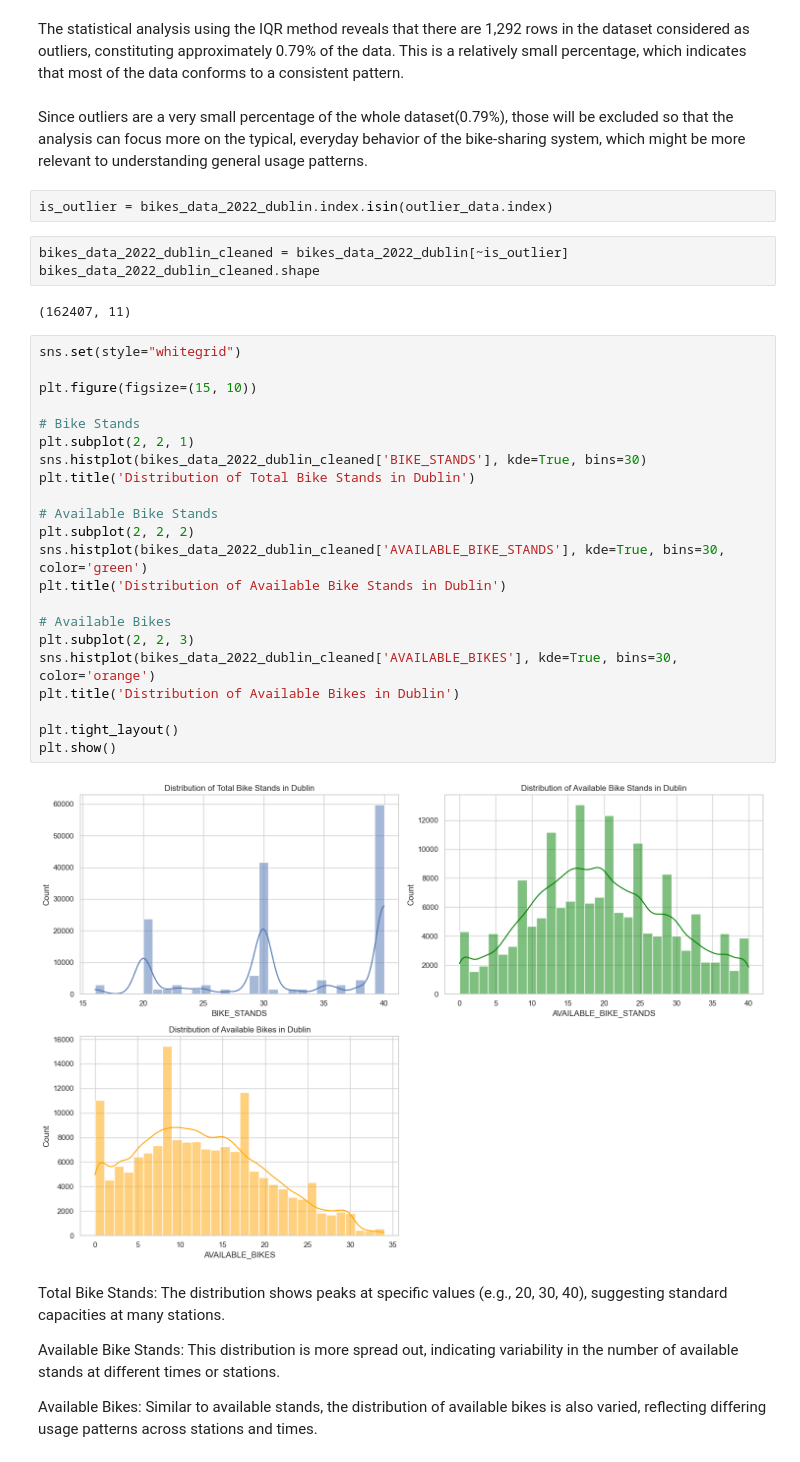
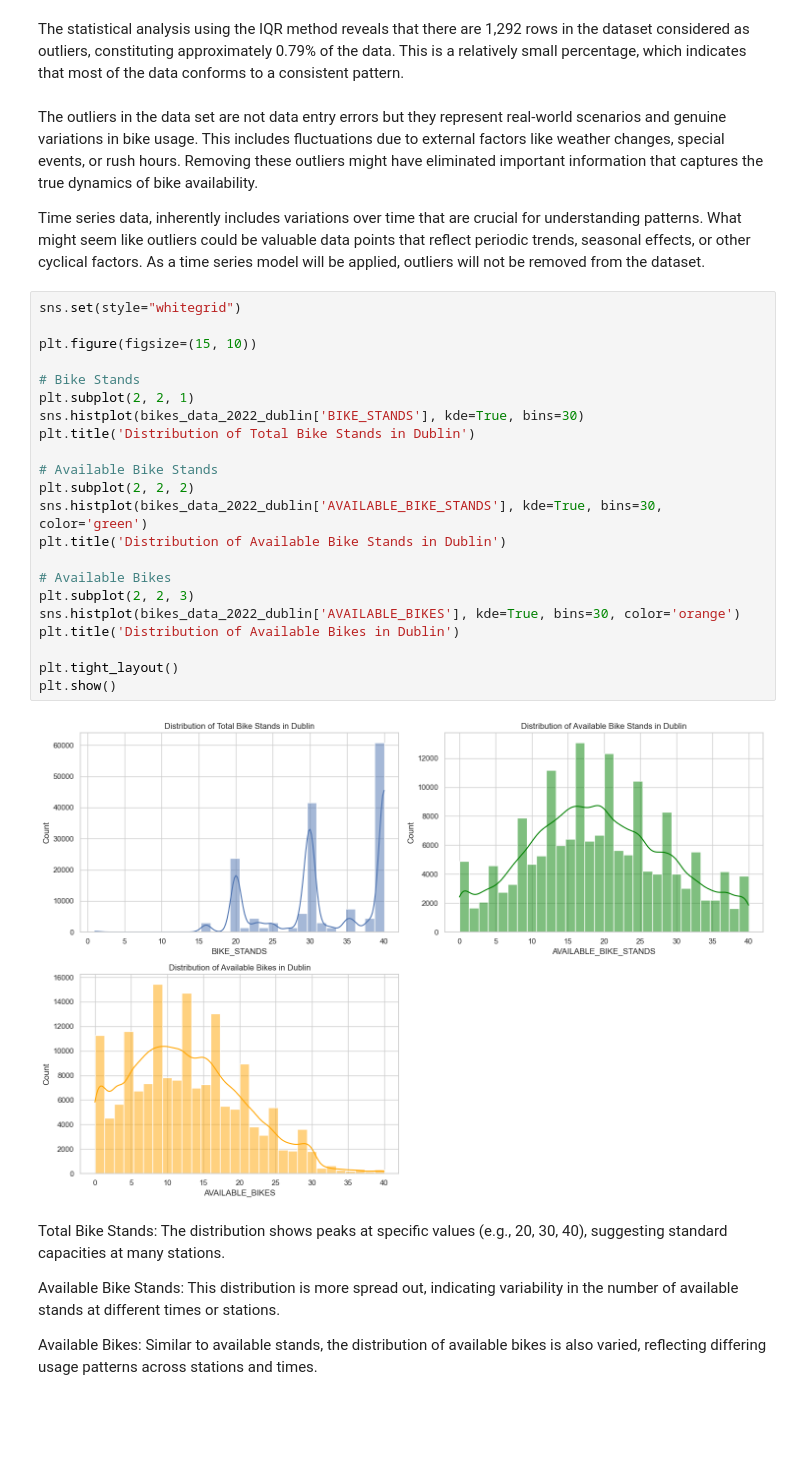
Before and after one commit to mkoleva0/DataAnalytics_CA2, a Jupyter notebook: EDA and Stats - bikedata.ipynb, the cells around one changed output. Drawn from its saved outputs; the diff is of its cells as text; blank space fills up the shorter version.

Commit message:
change in outliers

```diff
--- a/EDA and Stats - bikedata.ipynb
+++ b/EDA and Stats - bikedata.ipynb
@@ -171,38 +171,33 @@ outlier_data.shape
 # %% [markdown]
 The statistical analysis using the IQR method reveals that there are 1,292 rows in the dataset considered as outliers, constituting approximately 0.79% of the data. This is a relatively small percentage, which indicates that most of the data conforms to a consistent pattern.
 # %% [markdown]
-Since outliers are a very small percentage of the whole dataset(0.79%), those will be excluded so that the analysis can focus more on the typical, everyday behavior of the bike-sharing system, which might be more relevant to understanding general usage patterns.
+The outliers in the data set are not data entry errors but they represent real-world scenarios and genuine variations in bike usage. This includes fluctuations due to external factors like weather changes, special events, or rush hours. Removing these outliers might have eliminated important information that captures the true dynamics of bike availability.
+
+Time series data, inherently includes variations over time that are crucial for understanding patterns. What might seem like outliers could be valuable data points that reflect periodic trends, seasonal effects, or other cyclical factors. As a time series model will be applied, outliers will not be removed from the dataset.
-# %%
-is_outlier = bikes_data_2022_dublin.index.isin(outlier_data.index)
-# %%
-bikes_data_2022_dublin_cleaned = bikes_data_2022_dublin[~is_outlier]
-bikes_data_2022_dublin_cleaned.shape
-# %% [output]
-(162407, 11)
 # %%
 sns.set(style="whitegrid")
 
 plt.figure(figsize=(15, 10))
 
 # Bike Stands
 plt.subplot(2, 2, 1)
-sns.histplot(bikes_data_2022_dublin_cleaned['BIKE_STANDS'], kde=True, bins=30)
+sns.histplot(bikes_data_2022_dublin['BIKE_STANDS'], kde=True, bins=30)
 plt.title('Distribution of Total Bike Stands in Dublin')
 
 # Available Bike Stands
 plt.subplot(2, 2, 2)
-sns.histplot(bikes_data_2022_dublin_cleaned['AVAILABLE_BIKE_STANDS'], kde=True, bins=30, color='green')
+sns.histplot(bikes_data_2022_dublin['AVAILABLE_BIKE_STANDS'], kde=True, bins=30, color='green')
 plt.title('Distribution of Available Bike Stands in Dublin')
 
 # Available Bikes
 plt.subplot(2, 2, 3)
-sns.histplot(bikes_data_2022_dublin_cleaned['AVAILABLE_BIKES'], kde=True, bins=30, color='orange')
+sns.histplot(bikes_data_2022_dublin['AVAILABLE_BIKES'], kde=True, bins=30, color='orange')
 plt.title('Distribution of Available Bikes in Dublin')
 
 plt.tight_layout()
 plt.show()
 # %% [output]
-[figure, old version]
+[figure, new version]
 # %% [markdown]
 Total Bike Stands: The distribution shows peaks at specific values (e.g., 20, 30, 40), suggesting standard capacities at many stations.
 
```
Also changed, not shown: parts of 59 cells of this notebook.
